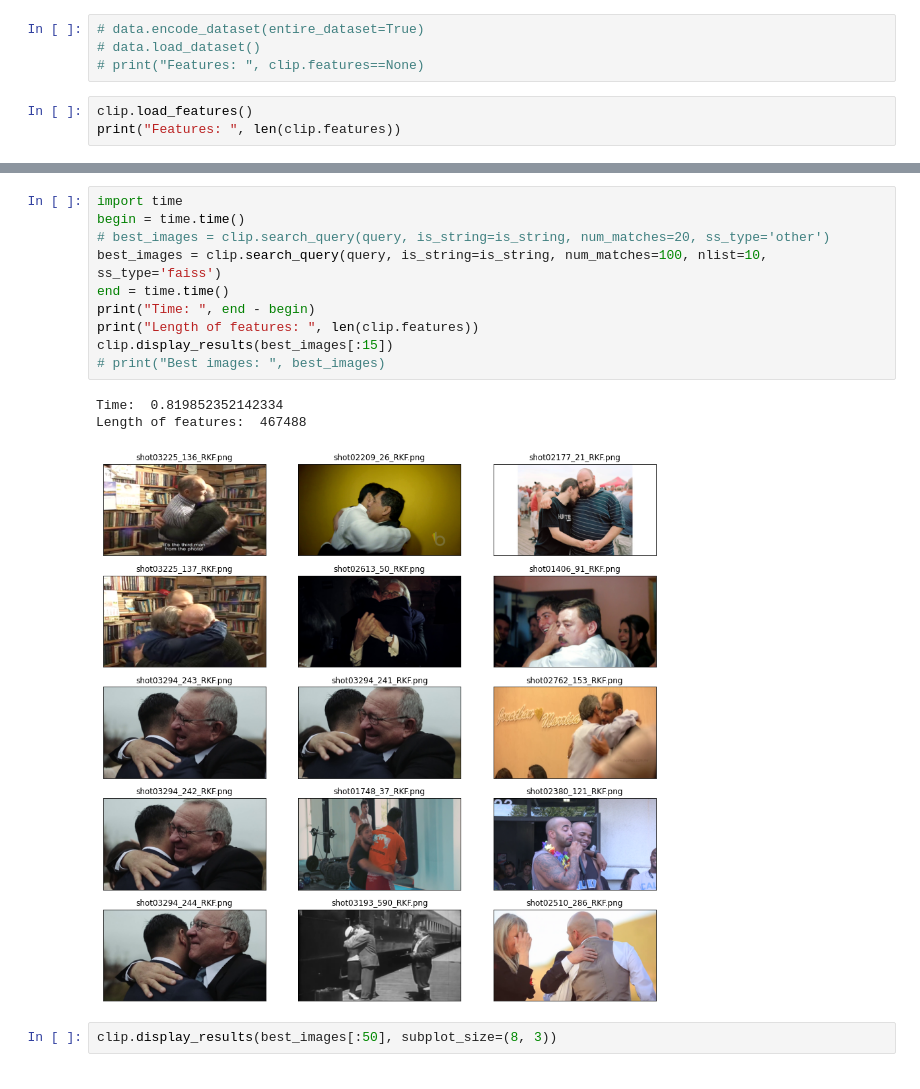
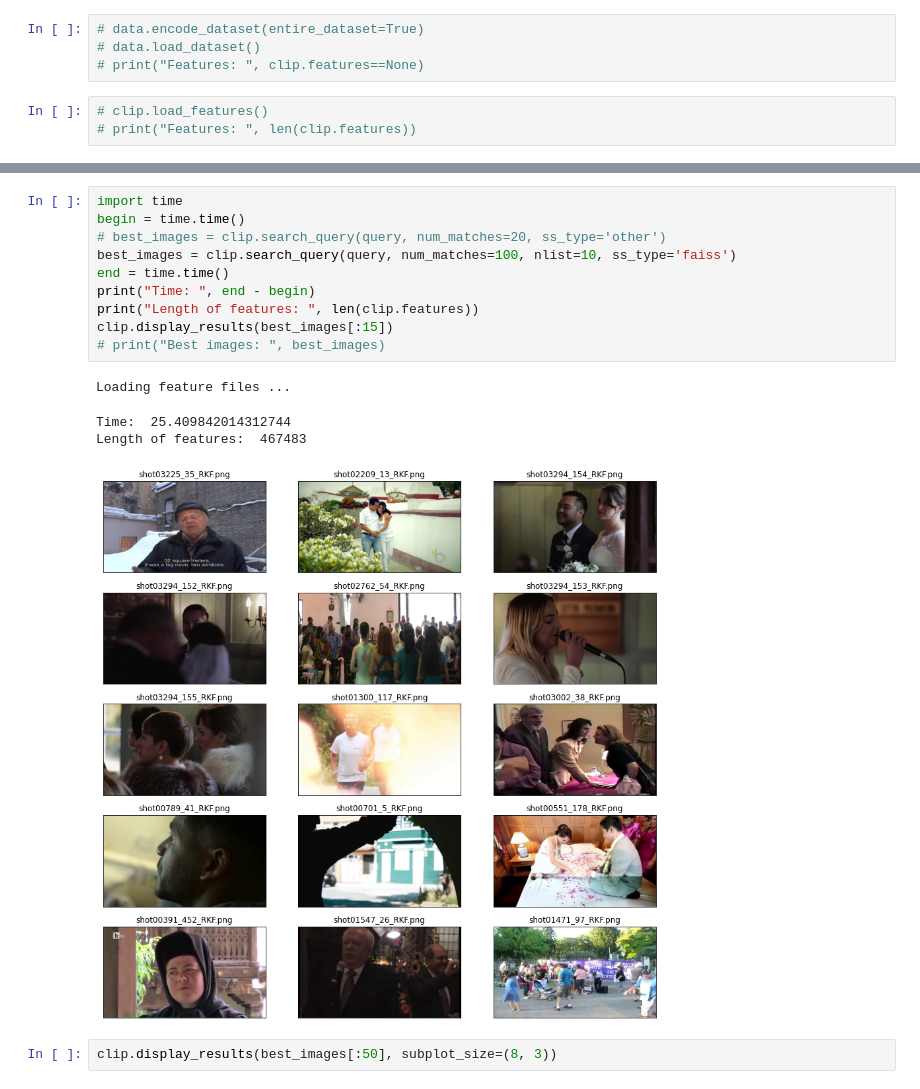
Before and after one commit to thaonhunguyen/VideoFall-VBS2022, a Jupyter notebook: searching/clip_model.ipynb, the cells around one changed output, grey strips where cells are left out. Drawn from its saved outputs; the diff is of its cells as text.

```diff
--- a/searching/clip_model.ipynb
+++ b/searching/clip_model.ipynb
@@ -217,5 +221,5 @@ len(temp_list)
 # data.load_dataset()
 # print("Features: ", clip.features==None)
 # %%
-clip.load_features()
-print("Features: ", len(clip.features))
+# clip.load_features()
+# print("Features: ", len(clip.features))
@@ -236,17 +236,18 @@ x.shape
 # %%
 import time
 begin = time.time()
-# best_images = clip.search_query(query, is_string=is_string, num_matches=20, ss_type='other')
-best_images = clip.search_query(query, is_string=is_string, num_matches=100, nlist=10, ss_type='faiss')
+# best_images = clip.search_query(query, num_matches=20, ss_type='other')
+best_images = clip.search_query(query, num_matches=100, nlist=10, ss_type='faiss')
 end = time.time()
 print("Time: ", end - begin)
 print("Length of features: ", len(clip.features))
 clip.display_results(best_images[:15])
 # print("Best images: ", best_images)
 # %% [output]
-Time:  0.819852352142334
-Length of features:  467488
+Loading feature files ...
+Time:  25.409842014312744
+Length of features:  467483
-[figure, old version]
+[figure, new version]
 # %%
 clip.display_results(best_images[:50], subplot_size=(8, 3))
 # %% [output]
```
Also changed, not shown: parts of 13 cells of this notebook, 4 other files.
